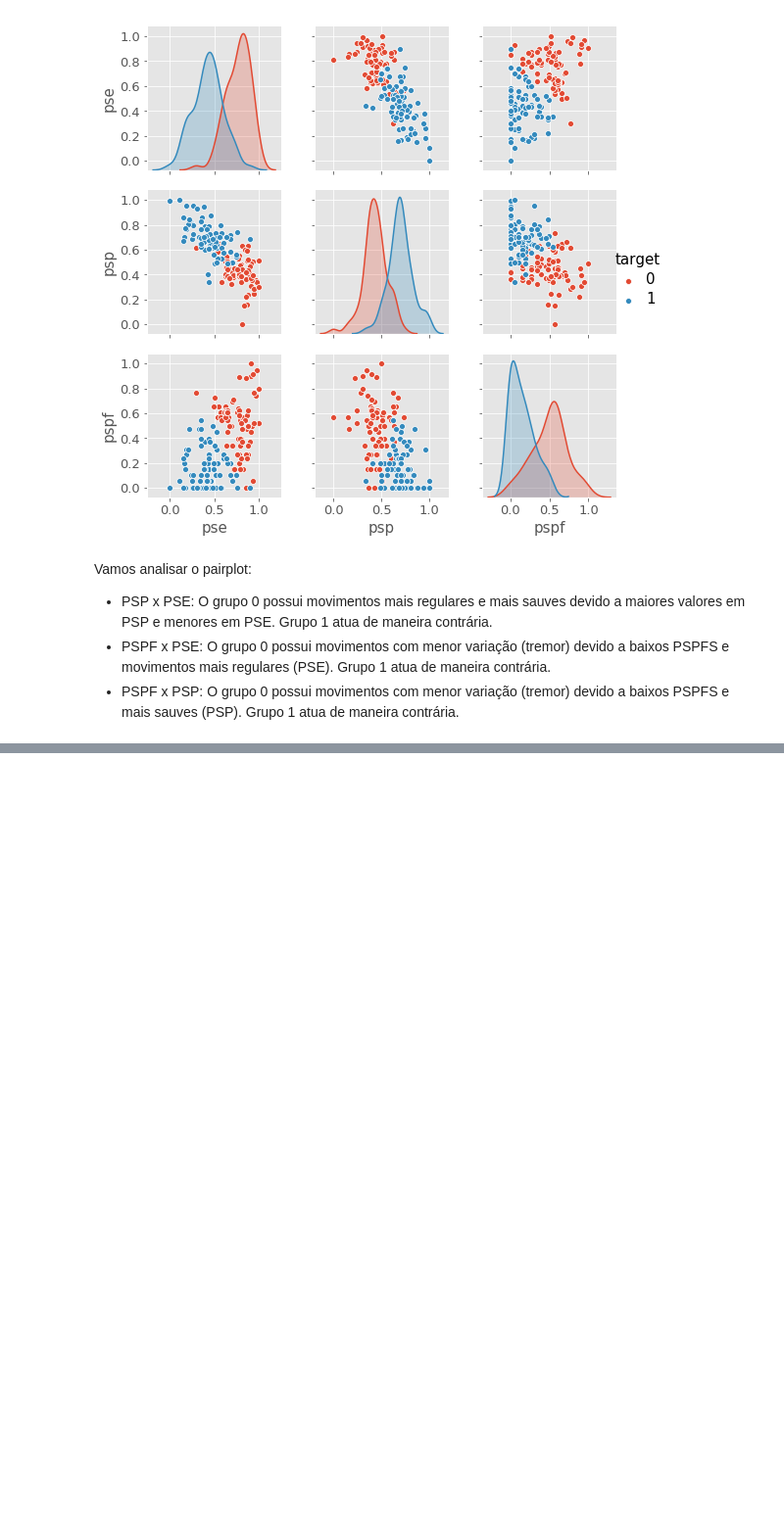
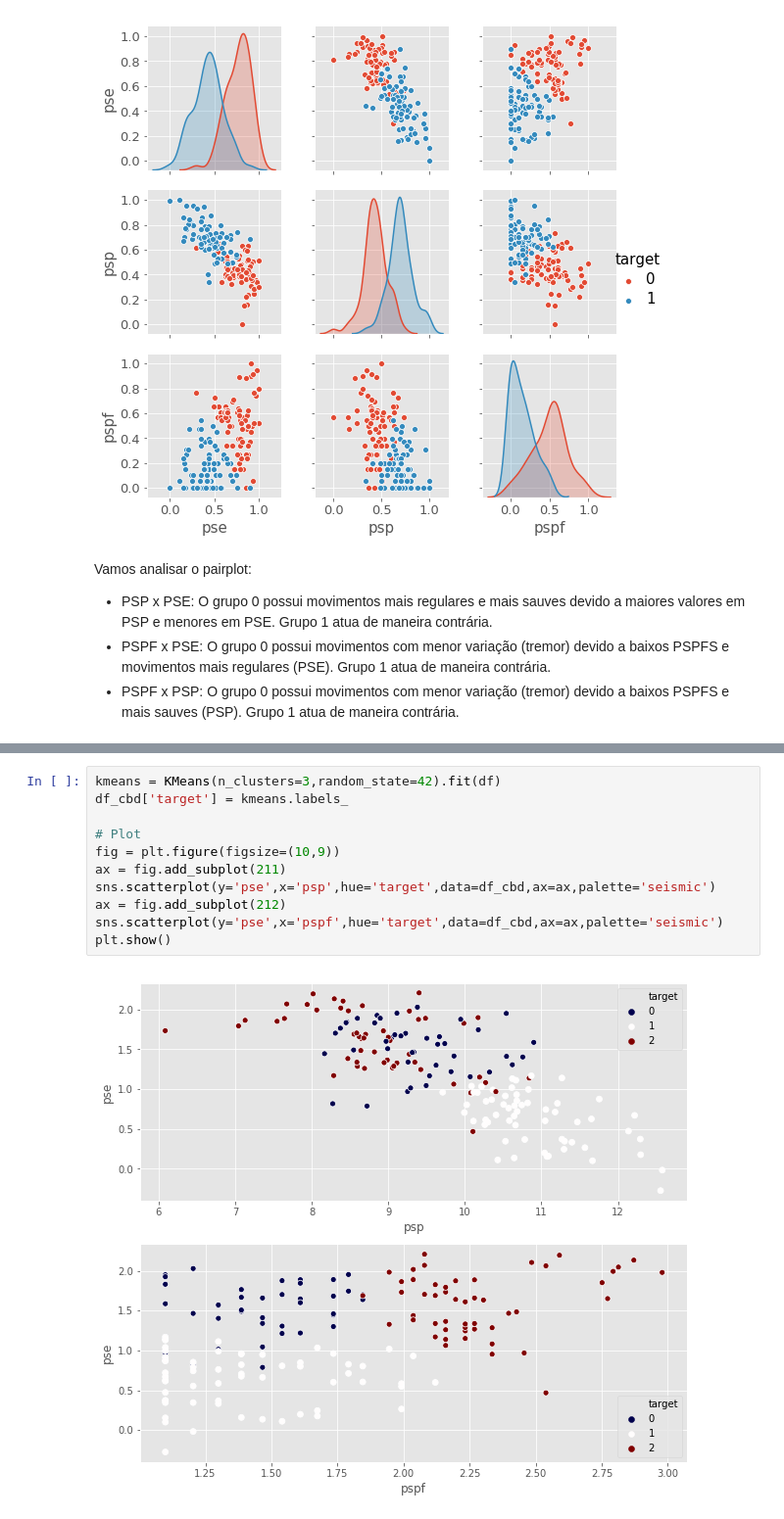
Before and after one commit to LucasSugi/data-science, a Jupyter notebook: AccelerometerAnalysisParkinsonsCannabidiol/Scripts/5-Clustering.ipynb, the cells around one changed output, grey strips where cells are left out. Shown: that part at 98% size. Saved outputs shown, nothing was run; the diff lists cells and outputs as text; blank space fills up the shorter version.

```diff
--- a/AccelerometerAnalysisParkinsonsCannabidiol/Scripts/5-Clustering.ipynb
+++ b/AccelerometerAnalysisParkinsonsCannabidiol/Scripts/5-Clustering.ipynb
@@ -418,0 +505,13 @@ Vamos analisar o pairplot:
+# %%
+kmeans = KMeans(n_clusters=3,random_state=42).fit(df)
+df_cbd['target'] = kmeans.labels_
+
+# Plot
+fig = plt.figure(figsize=(10,9))
+ax = fig.add_subplot(211)
+sns.scatterplot(y='pse',x='psp',hue='target',data=df_cbd,ax=ax,palette='seismic')
+ax = fig.add_subplot(212)
+sns.scatterplot(y='pse',x='pspf',hue='target',data=df_cbd,ax=ax,palette='seismic')
+plt.show()
+# %% [output]
+[figure, added]
```
Also changed, not shown: parts of 16 cells of this notebook, 3 other files.
